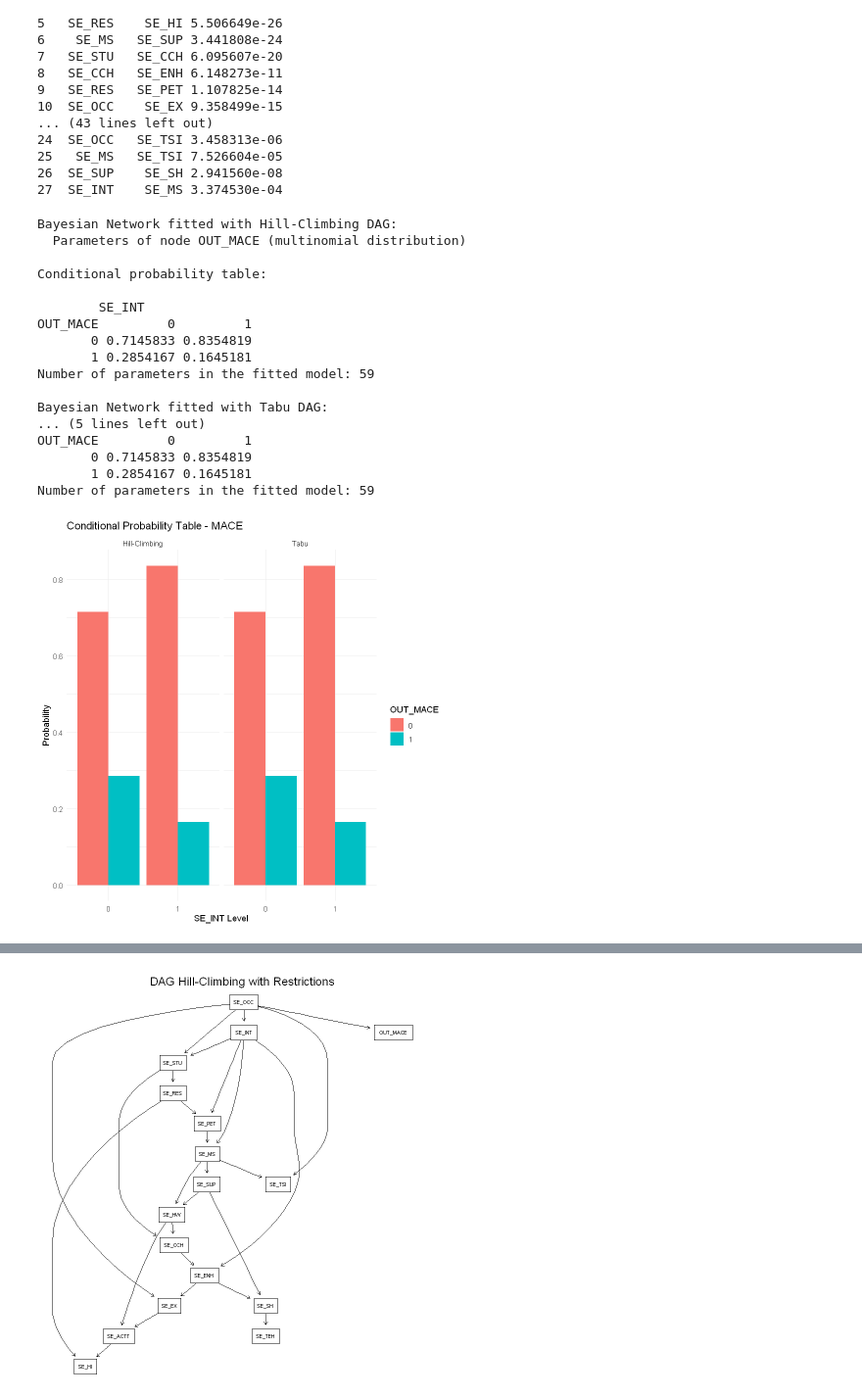
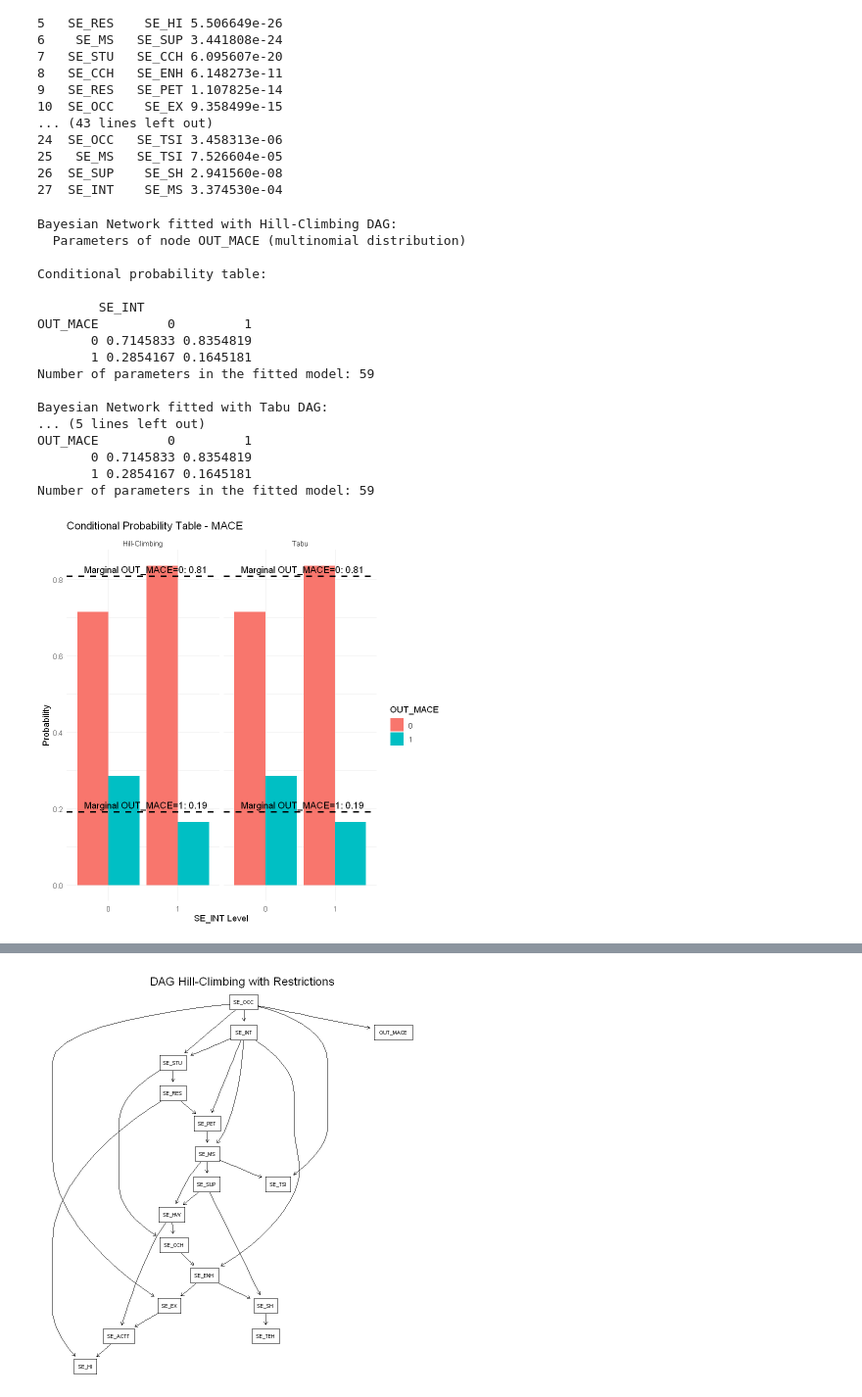
Before and after one commit to JoseLuisMaldonadoA/TFM, a Jupyter notebook: Notebooks/BayesianNetworksAnalysis.ipynb, the cells around one changed output, grey strips where cells are left out. Shown at 98% size. Cells and saved outputs as stored; diff of their text form; code cells hidden in the pictures.

```diff
--- a/Notebooks/BayesianNetworksAnalysis.ipynb
+++ b/Notebooks/BayesianNetworksAnalysis.ipynb
@@ -14,7 +17,7 @@ suppressWarnings(
 )
 # %%
 # Load the dataset
-df <- read.csv('FINAL_DATASET_CLUSTERED.csv')
+df <- read.csv('FINAL_DATASET.csv')
 
 # Select the socioeconomic variables and the outcome variable and convert them to factors
 data <- df %>% select(c(starts_with("SE_"), OUT_MACE)) %>% mutate(across(everything(), as.factor))
@@ -106,36 +129,45 @@ df_hc$Method <- "Hill-Climbing"
 cat("\nBayesian Network fitted with Tabu DAG:")
 bn_tabu <- bn.fit(dag_tabu, data = data)
 print(bn_tabu$OUT_MACE)
 cat("Number of parameters in the fitted model:", suppressWarnings(nparams(bn_tabu)), "\n")
 df_tabu <- as.data.frame(as.table(coef(bn_tabu$OUT_MACE)))
 df_tabu$Method <- "Tabu"
 
 # Combine data for both plots
 df_combined <- rbind(df_hc, df_tabu)
 
 # Plot both in one using facets
+# Calculate marginal probability of OUT_MACE = "1"
+marginal_prob <- prop.table(table(data$OUT_MACE))
+
 ggplot(df_combined, aes(x = SE_INT, y = Freq, fill = OUT_MACE)) +
-       geom_bar(stat = "identity", position = "dodge") +
-       facet_wrap(~Method) +
-       labs(title = "Conditional Probability Table - MACE",
-               x = "SE_INT Level", y = "Probability") +
-       theme_minimal()
+        geom_bar(stat = "identity", position = "dodge") +
+        facet_wrap(~Method) +
+        labs(title = "Conditional Probability Table - MACE",
+                 x = "SE_INT Level", y = "Probability") +
+        theme_minimal() +
+        geom_hline(yintercept = marginal_prob["1"], linetype = "dashed", color = "black", linewidth = 1) +
+        annotate("text", x = Inf, y = marginal_prob["1"], label = sprintf("Marginal OUT_MACE=1: %.2f", marginal_prob["1"]),
+                         vjust = -0.5, hjust = 1.1, color = "black", size = 4)+
+        geom_hline(yintercept = marginal_prob["0"], linetype = "dashed", color = "black", linewidth = 1) +
+        annotate("text", x = Inf, y = marginal_prob["0"], label = sprintf("Marginal OUT_MACE=0: %.2f", marginal_prob["0"]),
+                         vjust = -0.5, hjust = 1.1, color = "black", size = 4)
 # %% [output]
 Bayesian Network fitted with Hill-Climbing DAG:
   Parameters of node OUT_MACE (multinomial distribution)
 
 Conditional probability table:
 
         SE_INT
 OUT_MACE         0         1
        0 0.7145833 0.8354819
        1 0.2854167 0.1645181
 Number of parameters in the fitted model: 59
 
 Bayesian Network fitted with Tabu DAG:
 ... (5 lines left out)
 OUT_MACE         0         1
        0 0.7145833 0.8354819
        1 0.2854167 0.1645181
 Number of parameters in the fitted model: 59
-[figure, old version]
+[figure, new version]
```
Also changed, not shown: parts of 16 cells of this notebook.
